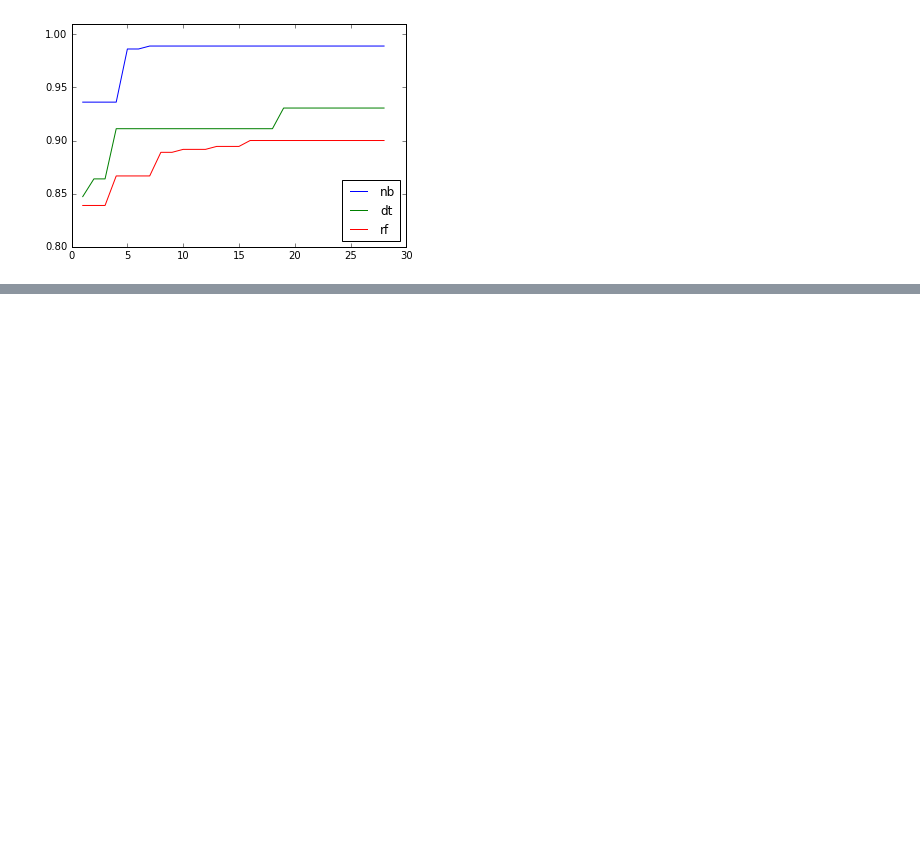
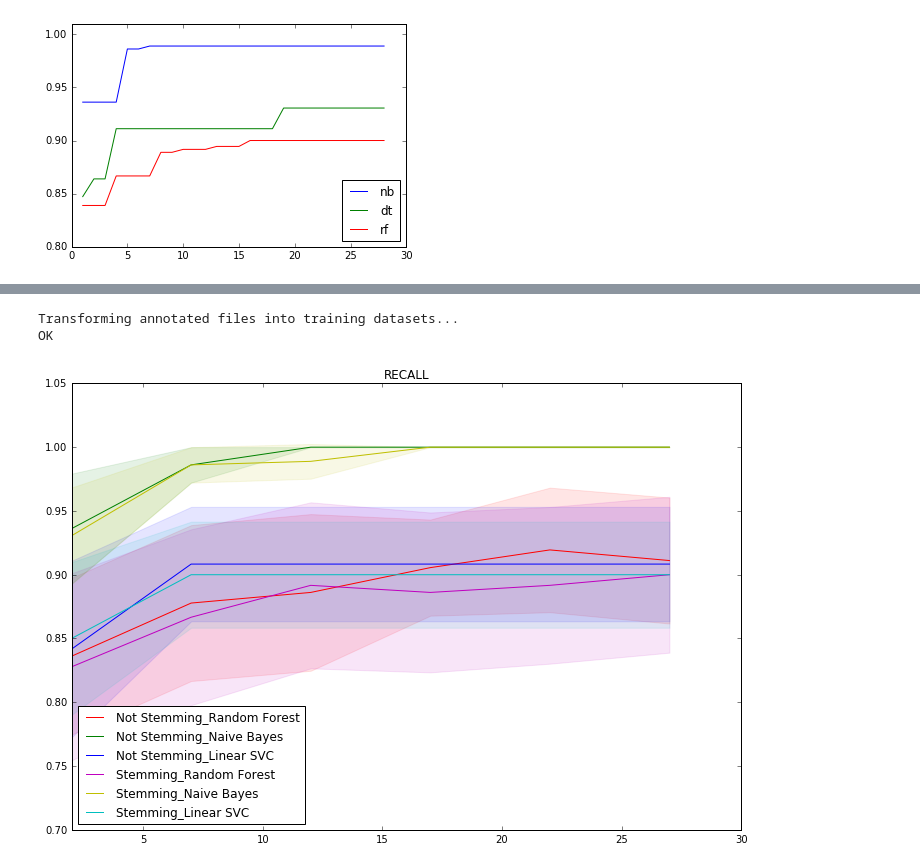
Before and after one commit to borjaeg/thete, a Jupyter notebook: Paper Discards.ipynb, the cells around one changed output, grey strips where cells are left out. Cells and saved outputs as stored; diff of their text form; code cells hidden in the pictures; blank space fills up the shorter version.

```diff
--- a/Paper Discards.ipynb
+++ b/Paper Discards.ipynb
@@ -739,0 +755,13 @@ plt.show()
+# %%
+stop_words = ['a', 'bajo', 'en', 'para','un', 'la', 'el', 'los', 'las', 'su', 'sus', 'través', 'al','con', \
+             'más', 'muy', 'cual', 'poco', 'que']
+
+print("Transforming annotated files into training datasets...")
+dm = DM()
+fito_dataset = dm.get_sentences(0)
+X, y = fito_dataset["data"], fito_dataset["target"]
+
+print("OK")
+# %% [output]
+Transforming annotated files into training datasets...
+OK
@@ -739,0 +784,17 @@ plt.show()
+# %%
+def init(extractors, models):
+    recall_avg = {}
+    recall_std = {}
+    precision_avg = {}
+    precision_std = {}
+    names = []
+    for model in models:
+        for extractor in extractors:
+            name = extractor[0] + "_" + model[0]
+            recall_avg[name] = []
+            recall_std[name] = []
+            precision_avg[name] = []
+            precision_std[name] = []
+            names.append(name)
+
+    return names, recall_avg, recall_std, precision_avg, precision_std
@@ -739,0 +833,17 @@ plt.show()
+# %%
+colors = "rgbmyck"
+
+plt.figure(figsize=(12,8))
+plt.ylim([0.7, 1.05])
+plt.xlim([2, 30])
+plt.title("RECALL")
+for name, color in zip(names, colors):
+    plt.plot(costs, recall_avg[name], color=color, label=name)
+    plt.fill_between(costs, np.asarray(recall_avg[name]) - recall_std[name],
+                 np.asarray(recall_avg[name]) + recall_std[name],
+                 alpha=0.1, color=color)
+
+plt.legend(loc='better')
+plt.show()
+# %% [output]
+[figure, added]
```
Also changed, not shown: parts of 6 cells of this notebook, 1 other file.
